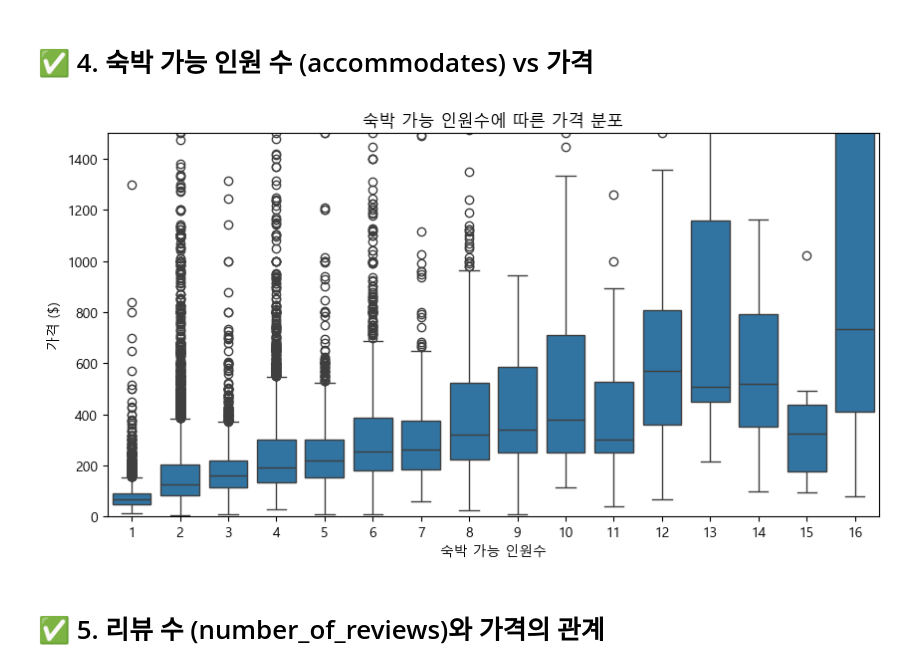
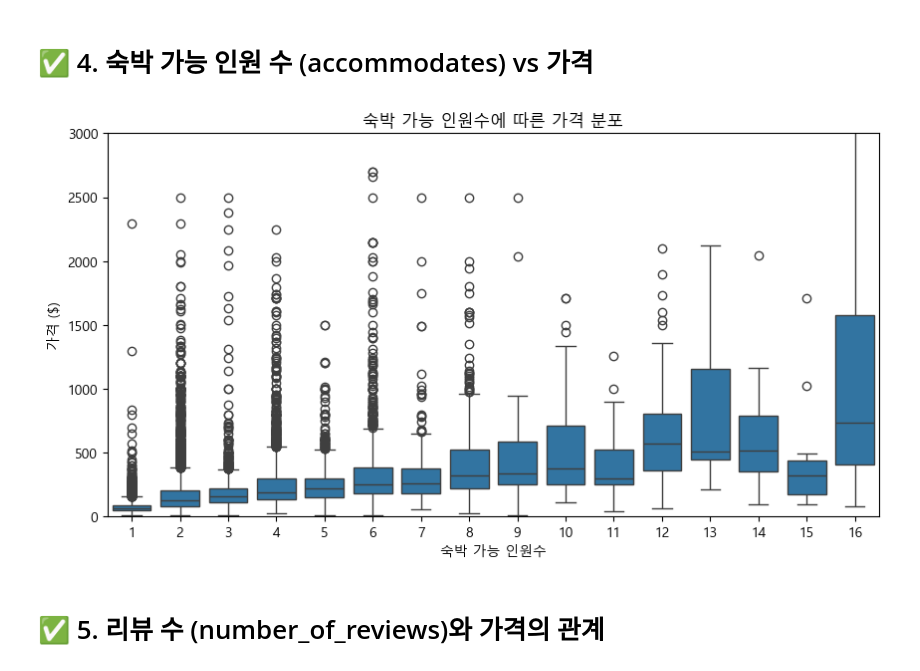
Before and after one commit to jiwon512/advanced_project, a Jupyter notebook: dongwan_project/day1.ipynb, the cells around one changed output. Saved outputs shown, nothing was run; the diff lists cells and outputs as text; code cells hidden in the pictures.

```diff
--- a/dongwan_project/day1.ipynb
+++ b/dongwan_project/day1.ipynb
@@ -195,13 +195,13 @@ plt.rcParams['axes.unicode_minus'] = False
 # %%
 plt.figure(figsize=(10, 5))
 sns.boxplot(data=df_selected, x='accommodates', y='price')
-plt.ylim(0, 1500)
+plt.ylim(0, 3000)
 plt.title("숙박 가능 인원수에 따른 가격 분포")
 plt.xlabel("숙박 가능 인원수")
 plt.ylabel("가격 ($)")
 plt.show()
 # %% [output]
-[figure, old version]
+[figure, new version]
 # %% [markdown]
 # ✅ 5. 리뷰 수 (number_of_reviews)와 가격의 관계
 # %%
```
Also changed, not shown: parts of 2 cells of this notebook, 2 other files.
